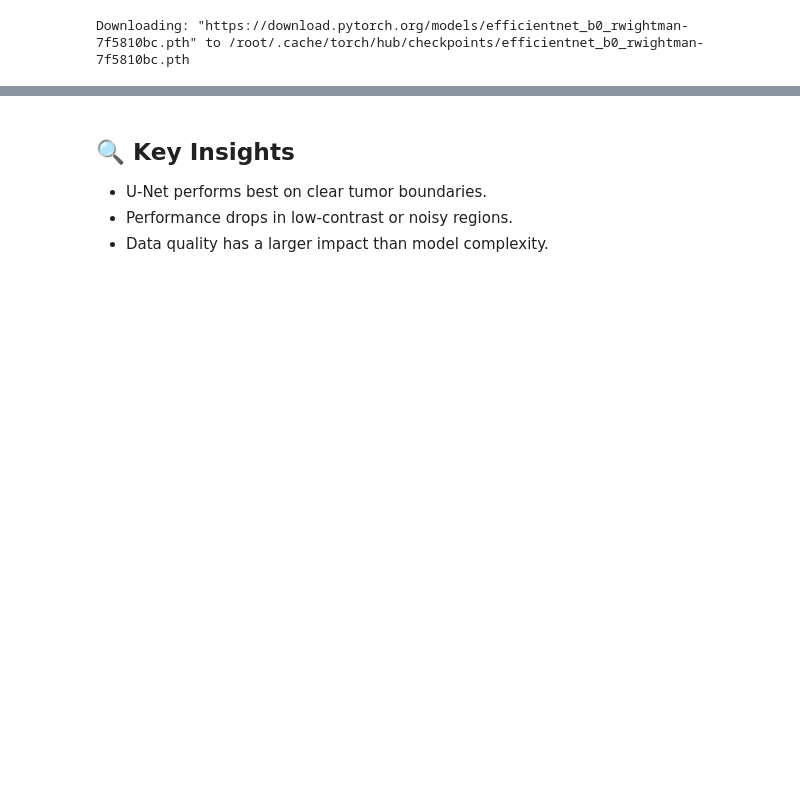
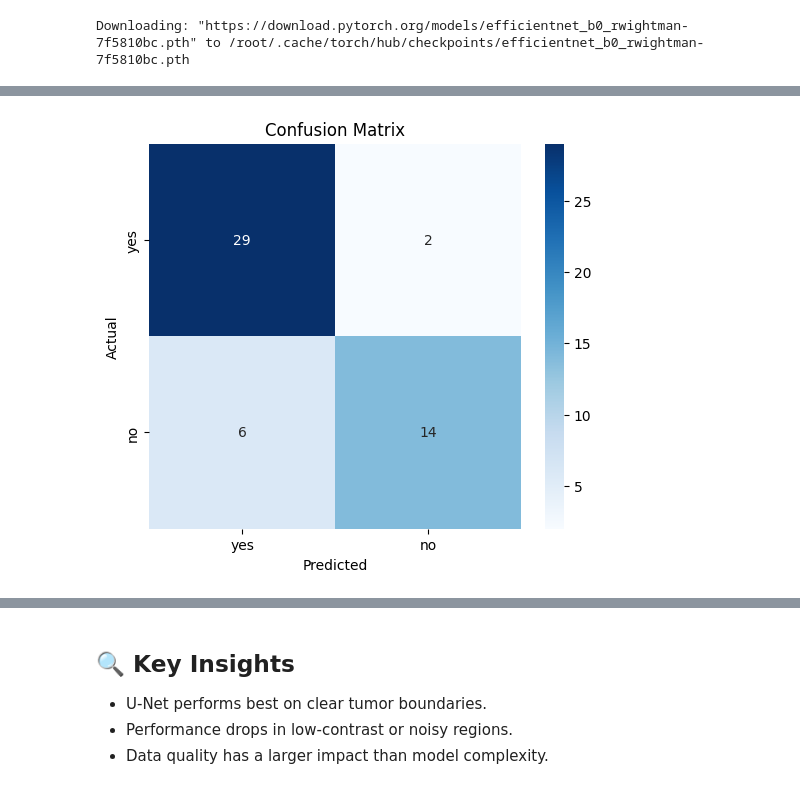
Before and after one commit to aliowx/data-analysis, a Jupyter notebook: brain-tumor-detection.ipynb, the cells around one changed output, grey strips where cells are left out. Cells and saved outputs as stored; diff of their text form; code cells hidden in the pictures; blank space fills up the shorter version.

```diff
--- a/brain-tumor-detection.ipynb
+++ b/brain-tumor-detection.ipynb
@@ -235,0 +239,15 @@ show_predictions(model, val_ds)
+# %%
+acc, targets, preds = evaluate(model, val_loader)
+
+cm = confusion_matrix(targets, preds)
+
+plt.figure(figsize=(6,5))
+sns.heatmap(cm, annot=True, fmt="d", cmap="Blues",
+            xticklabels=classes, yticklabels=classes)
+
+plt.xlabel("Predicted")
+plt.ylabel("Actual")
+plt.title("Confusion Matrix")
+plt.show()
+# %% [output]
+[figure, added]
```
Also changed, not shown: parts of 8 cells of this notebook.
